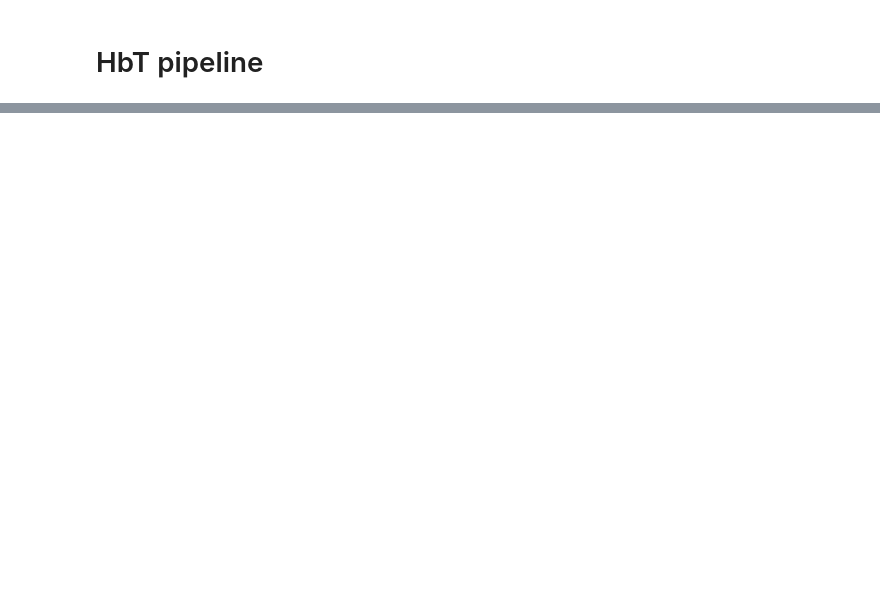
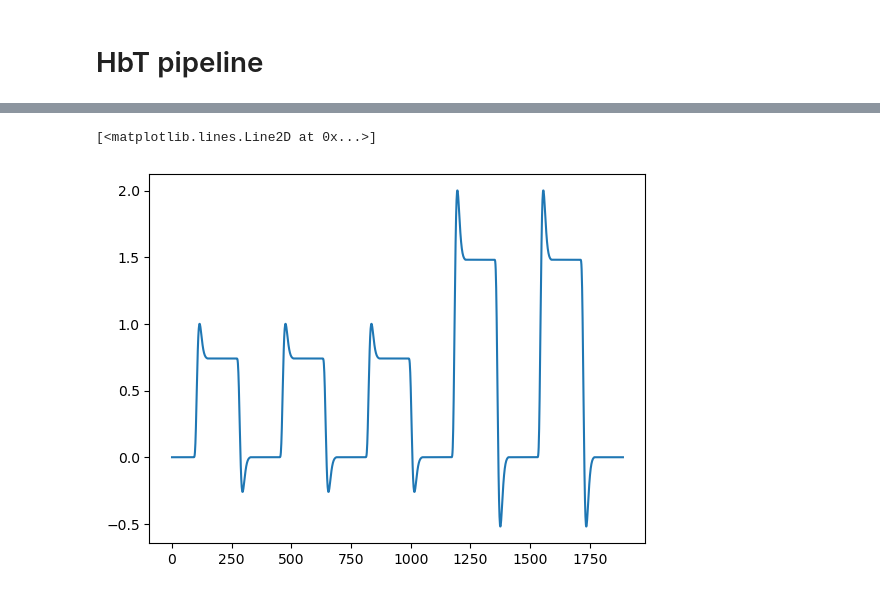
Before and after one commit to vincentpiano123/WideField, a Jupyter notebook: HbT_pipeline.ipynb, the cells around one changed output, grey strips where cells are left out. Drawn from its saved outputs; the diff is of its cells as text; code cells hidden in the pictures; blank space fills up the shorter version.

```diff
--- a/HbT_pipeline.ipynb
+++ b/HbT_pipeline.ipynb
@@ -150,0 +132,7 @@ convert_to_hb(gpath , rpath , output_path , baseline=[0,90] , bin_size=1)
+# %%
+regressor = convolve(CVR_stim, HRF)[:len(CVR_stim)]
+# %%
+plt.plot(regressor)
+# %% [output]
+[<matplotlib.lines.Line2D at 0x...>]
+[figure, added]
```
Also changed, not shown: parts of 63 cells of this notebook, 1 other file.
